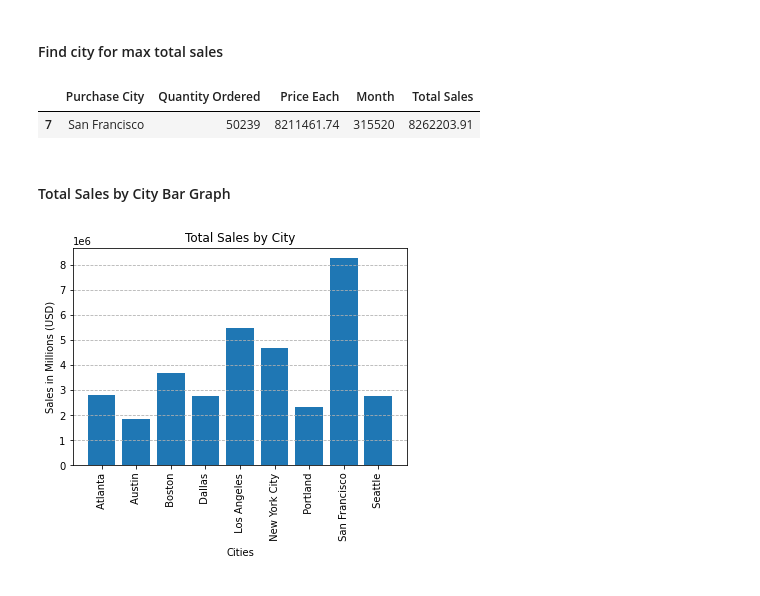
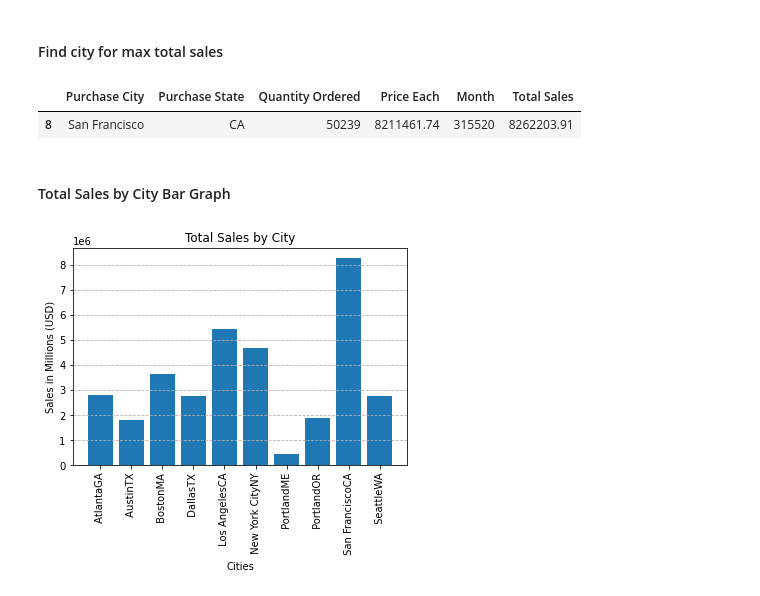
Before and after one commit to ogog1/Sales-Data-Analysis, a Jupyter notebook: analysis.ipynb, the cells around one changed output. Cells and saved outputs as stored; diff of their text form; code cells hidden in the pictures.

```diff
--- a/analysis.ipynb
+++ b/analysis.ipynb
@@ -51,8 +51,9 @@ all_data['Month'] = all_data['Month'].astype('int32')
 # %% [markdown]
 #### Add a city column
 # %%
-address_split = all_data['Purchase Address'].str.split(",", n = 3, expand = True)
+address_split = all_data['Purchase Address'].str.split(",", n=3, expand=True)
 all_data['Purchase City'] = address_split[1]
+all_data['Purchase State'] = address_split[2].str.split(" ", n=2, expand=True)[1]
 # %% [markdown]
 ## What was the best month for sales?
 # %% [markdown]
@@ -86,24 +87,24 @@ plt.show()
 # %% [markdown]
 #### Find city for max total sales
 # %%
-city_totals_df = all_data.groupby('Purchase City', as_index=False).sum()
+city_totals_df = all_data.groupby(['Purchase City', 'Purchase State'], as_index=False).sum()
 column1 = city_totals_df['Total Sales']
 max_city_sales = column1.max()
 
 city_totals_df.loc[city_totals_df['Total Sales'] == max_city_sales]
 # %% [output]
-|  | Purchase City | Quantity Ordered | Price Each | Month | Total Sales |
-| 7 | San Francisco | 50239 | 8211461.74 | 315520 | 8262203.91 |
+|  | Purchase City | Purchase State | Quantity Ordered | Price Each | Month | Total Sales |
+| 8 | San Francisco | CA | 50239 | 8211461.74 | 315520 | 8262203.91 |
 # %% [markdown]
 #### Total Sales by City Bar Graph
 # %%
-plt.bar(city_totals_df['Purchase City'],city_totals_df['Total Sales'])
+plt.bar(city_totals_df[['Purchase City','Purchase State']].sum(axis=1),city_totals_df['Total Sales'])
 
 plt.title('Total Sales by City')
 plt.xlabel('Cities')
 plt.ylabel('Sales in Millions (USD)')
 plt.xticks(rotation=90)
 plt.grid(axis='y', linestyle='--')
 plt.show()
 # %% [output]
-[figure, old version]
+[figure, new version]
```
Also changed, not shown: parts of 2 cells of this notebook.
